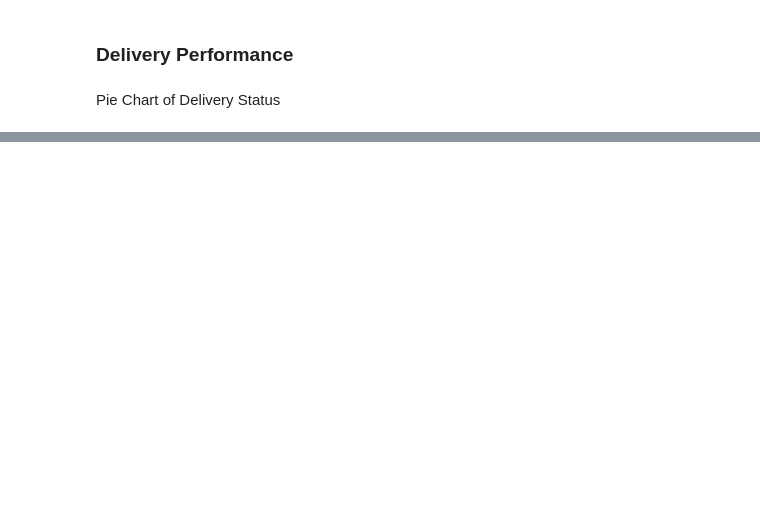
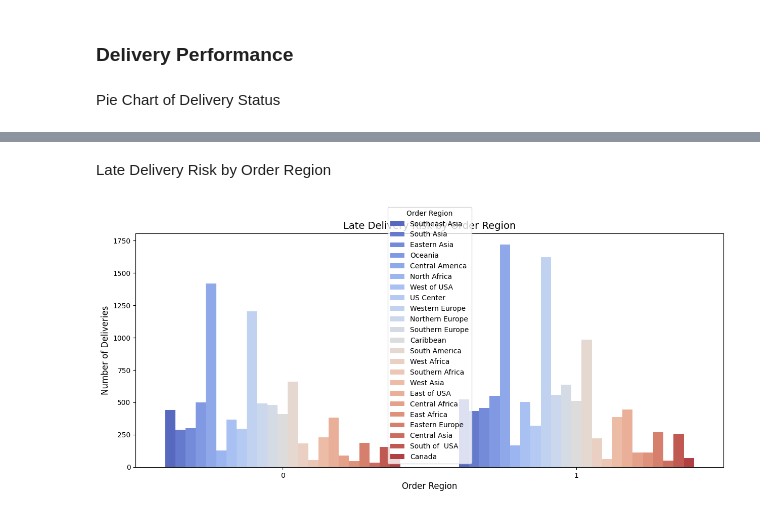
Before and after one commit to hlang014/InternalProject, a Jupyter notebook: Delivery.ipynb, the cells around one changed output, grey strips where cells are left out. Saved outputs shown, nothing was run; the diff lists cells and outputs as text; code cells hidden in the pictures; blank space fills up the shorter version.

```diff
--- a/Delivery.ipynb
+++ b/Delivery.ipynb
@@ -44,0 +50,12 @@ plt.show()
+# %% [markdown]
+Late Delivery Risk by Order Region
+# %%
+plt.figure(figsize=(15, 6))
+sns.countplot(data=df, x='Late_delivery_risk', hue='Order Region', palette='coolwarm')
+plt.title('Late Delivery Risk by Order Region', fontsize=14)
+plt.xlabel('Order Region', fontsize=12)
+plt.ylabel('Number of Deliveries', fontsize=12)
+# plt.legend(title='Late Delivery Risk', fontsize=10)
+plt.show()
+# %% [output]
+[figure, added]
```
Also changed, not shown: parts of 6 cells of this notebook, 1 other file.
